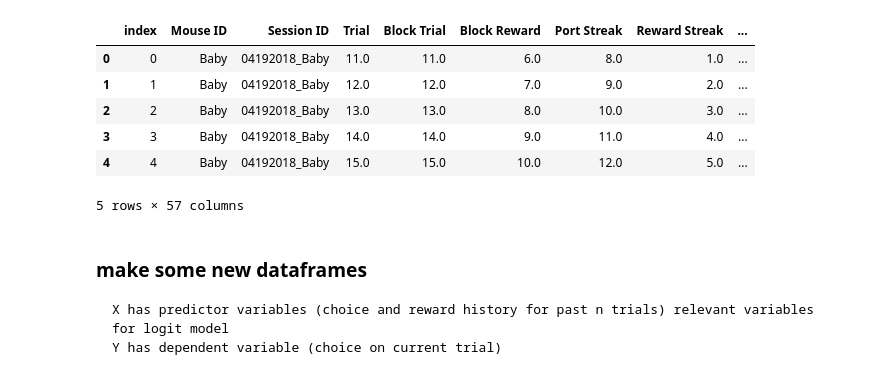
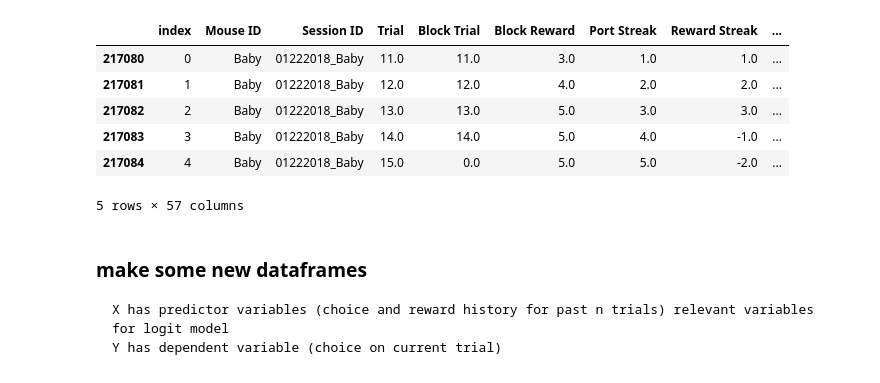
Before and after one commit to celiaberon/mouse_bandit, a Jupyter notebook: jupyter_notebooks/working/logistic_regression_bandit.ipynb, the cells around one changed output. Drawn from its saved outputs; the diff is of its cells as text; code cells hidden in the pictures.

```diff
--- a/jupyter_notebooks/working/logistic_regression_bandit.ipynb
+++ b/jupyter_notebooks/working/logistic_regression_bandit.ipynb
@@ -11,14 +11,15 @@ username = getpass.getuser()
 # %%
 data = pd.read_csv('/Users/{:}/Dropbox (HMS)/mouse_bandit/markov_full.csv'.format(username), index_col=0)
 #data = data[data['Mouse ID']=='Baby']
+data = data[data['Condition']=='70-30']
 data.head()
 # %% [output]
 |  | index | Mouse ID | Session ID | Trial | Block Trial | Block Reward | Port Streak | Reward Streak | ... |
-| 0 | 0 | Baby | 04192018_Baby | 11.0 | 11.0 | 6.0 | 8.0 | 1.0 | ... |
-| 1 | 1 | Baby | 04192018_Baby | 12.0 | 12.0 | 7.0 | 9.0 | 2.0 | ... |
-| 2 | 2 | Baby | 04192018_Baby | 13.0 | 13.0 | 8.0 | 10.0 | 3.0 | ... |
-| 3 | 3 | Baby | 04192018_Baby | 14.0 | 14.0 | 9.0 | 11.0 | 4.0 | ... |
-| 4 | 4 | Baby | 04192018_Baby | 15.0 | 15.0 | 10.0 | 12.0 | 5.0 | ... |
+| 217080 | 0 | Baby | 01222018_Baby | 11.0 | 11.0 | 3.0 | 1.0 | 1.0 | ... |
+| 217081 | 1 | Baby | 01222018_Baby | 12.0 | 12.0 | 4.0 | 2.0 | 2.0 | ... |
+| 217082 | 2 | Baby | 01222018_Baby | 13.0 | 13.0 | 5.0 | 3.0 | 3.0 | ... |
+| 217083 | 3 | Baby | 01222018_Baby | 14.0 | 14.0 | 5.0 | 4.0 | -1.0 | ... |
+| 217084 | 4 | Baby | 01222018_Baby | 15.0 | 0.0 | 5.0 | 5.0 | -2.0 | ... |
 5 rows × 57 columns
 # %% [markdown]
 ### make some new dataframes
```
Also changed, not shown: parts of 28 cells of this notebook, 5 other files.
